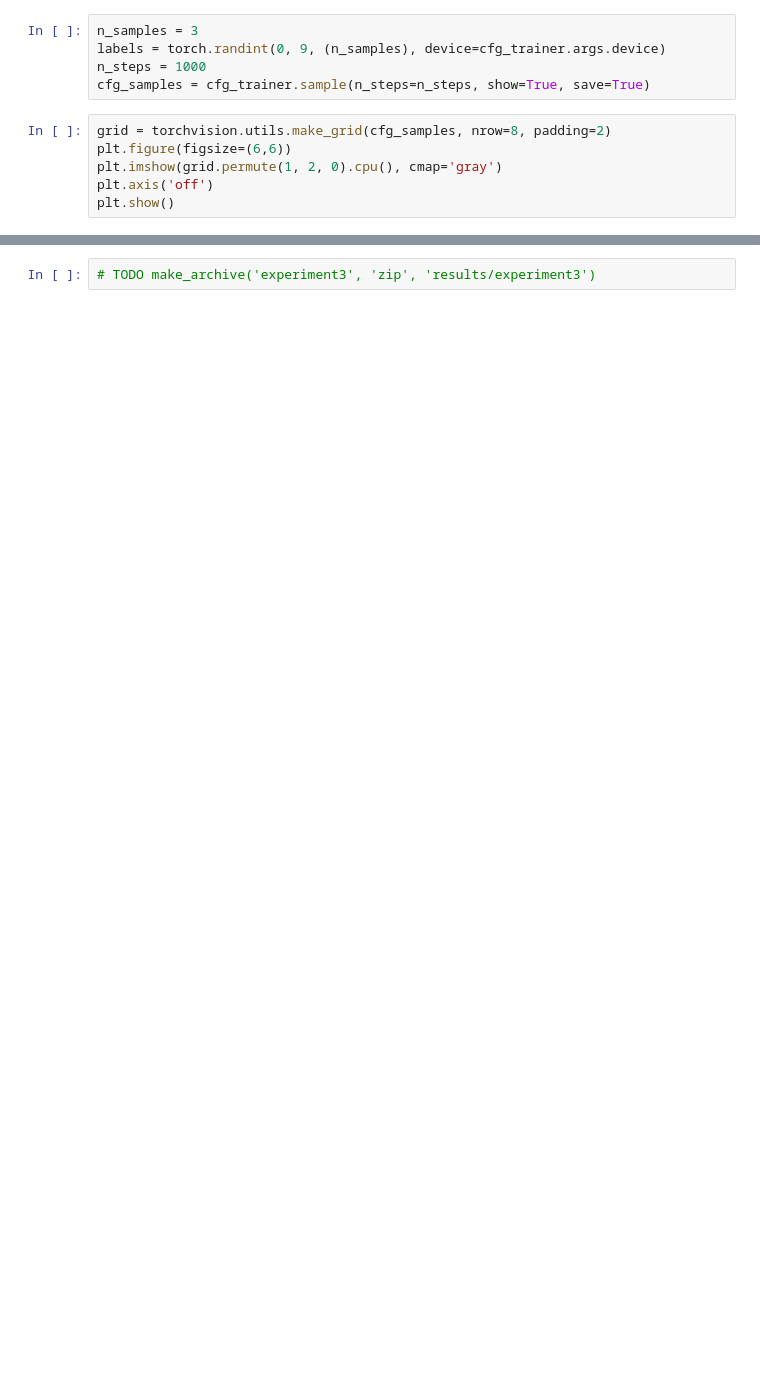
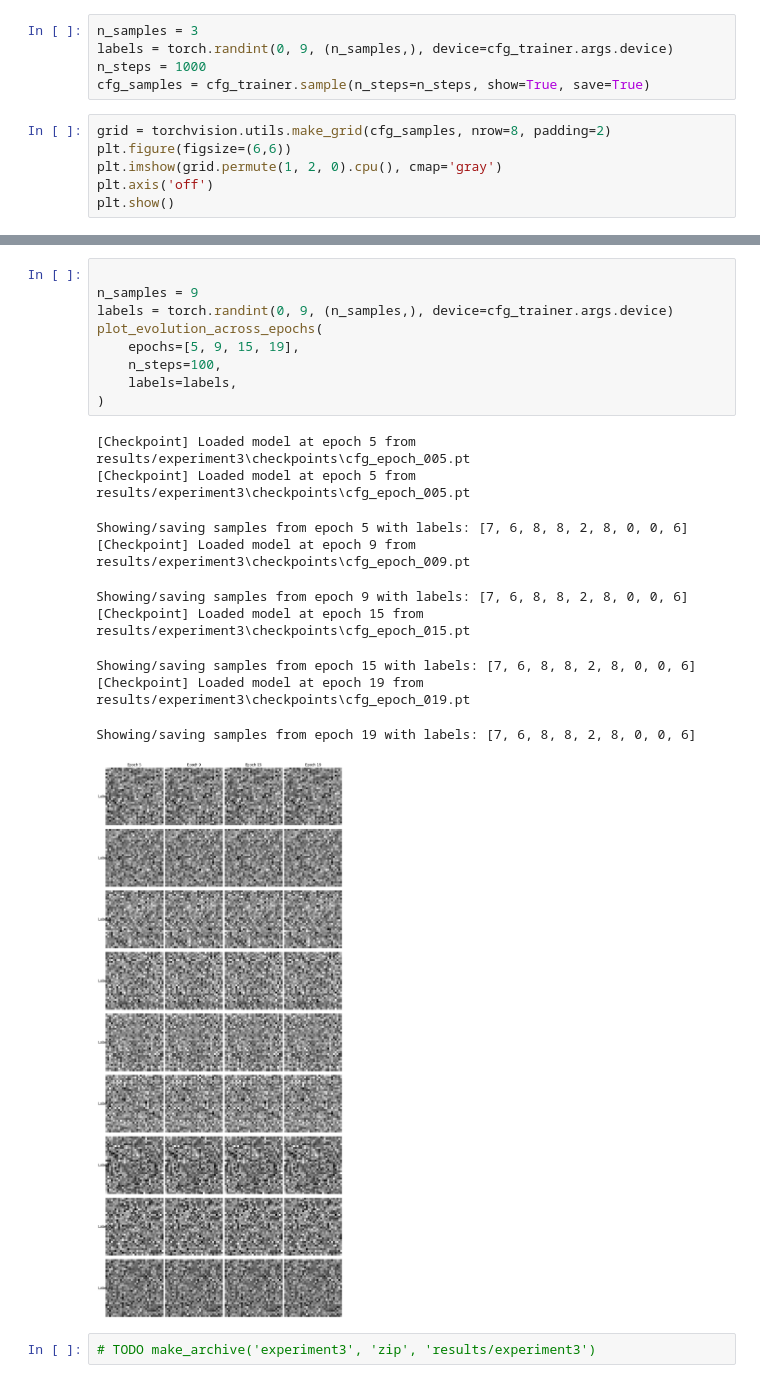
Before and after one commit to fwilhelmy/genai-experiments, a Jupyter notebook: src/main.ipynb, the cells around one changed output, grey strips where cells are left out. Saved outputs shown, nothing was run; the diff lists cells and outputs as text; blank space fills up the shorter version.

```diff
--- a/src/main.ipynb
+++ b/src/main.ipynb
@@ -109,6 +155,6 @@ cfg_trainer = experiment3(False)
 # %%
 n_samples = 3
-labels = torch.randint(0, 9, (n_samples), device=cfg_trainer.args.device)
+labels = torch.randint(0, 9, (n_samples,), device=cfg_trainer.args.device)
 n_steps = 1000
 cfg_samples = cfg_trainer.sample(n_steps=n_steps, show=True, save=True)
 # %%
@@ -120,2 +248,22 @@ plt.show()
+# %%
+
+n_samples = 9
+labels = torch.randint(0, 9, (n_samples,), device=cfg_trainer.args.device)
+plot_evolution_across_epochs(
+    epochs=[5, 9, 15, 19],
+    n_steps=100,
+    labels=labels,
+)
+# %% [output]
+[Checkpoint] Loaded model at epoch 5 from results/experiment3\checkpoints\cfg_epoch_005.pt
+[Checkpoint] Loaded model at epoch 5 from results/experiment3\checkpoints\cfg_epoch_005.pt
+Showing/saving samples from epoch 5 with labels: [7, 6, 8, 8, 2, 8, 0, 0, 6]
+[Checkpoint] Loaded model at epoch 9 from results/experiment3\checkpoints\cfg_epoch_009.pt
+Showing/saving samples from epoch 9 with labels: [7, 6, 8, 8, 2, 8, 0, 0, 6]
+[Checkpoint] Loaded model at epoch 15 from results/experiment3\checkpoints\cfg_epoch_015.pt
+Showing/saving samples from epoch 15 with labels: [7, 6, 8, 8, 2, 8, 0, 0, 6]
+[Checkpoint] Loaded model at epoch 19 from results/experiment3\checkpoints\cfg_epoch_019.pt
+Showing/saving samples from epoch 19 with labels: [7, 6, 8, 8, 2, 8, 0, 0, 6]
+[figure, added]
 # %%
 # TODO make_archive('experiment3', 'zip', 'results/experiment3')
```
Also changed, not shown: parts of 11 cells of this notebook, 3 other files.
